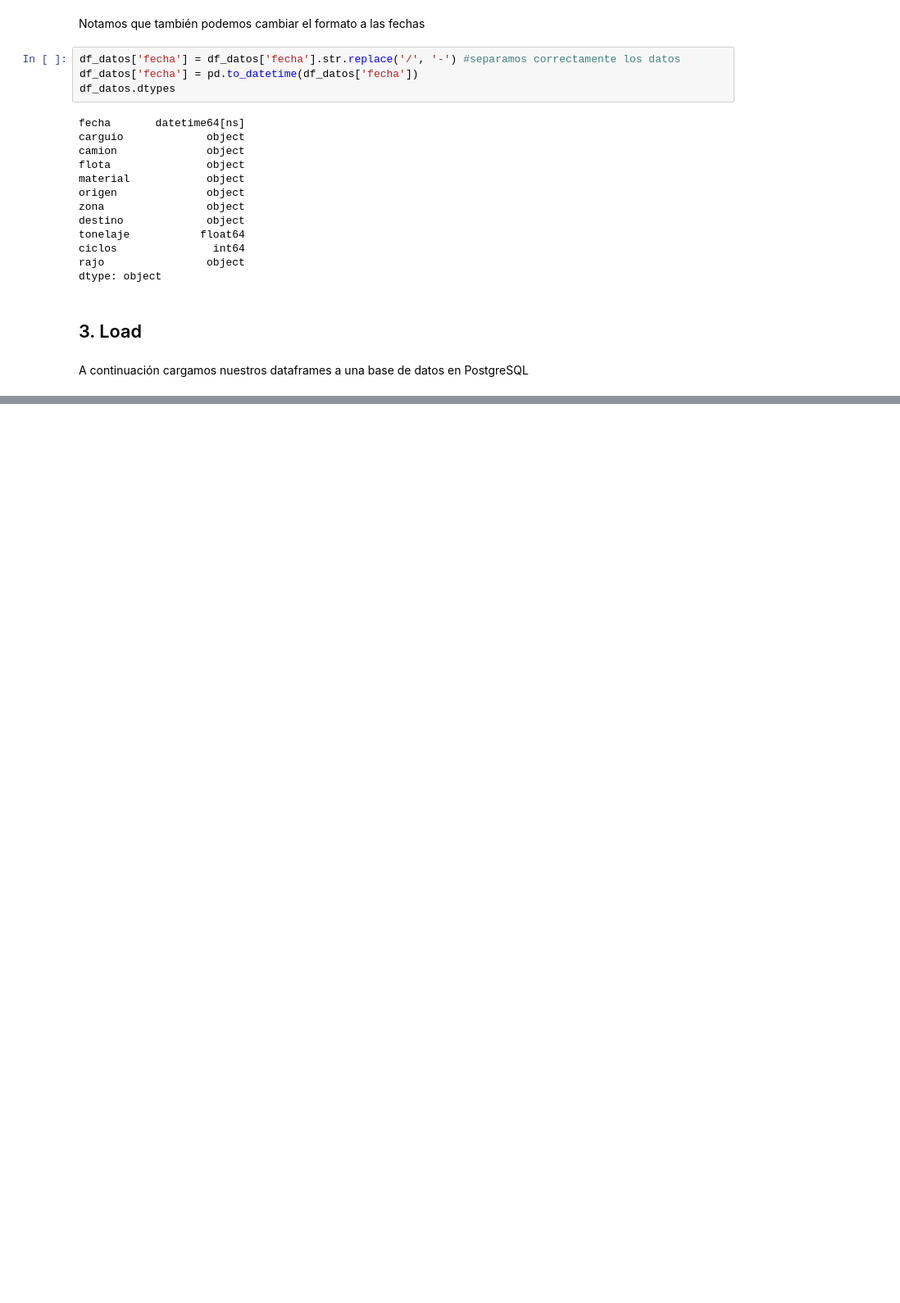
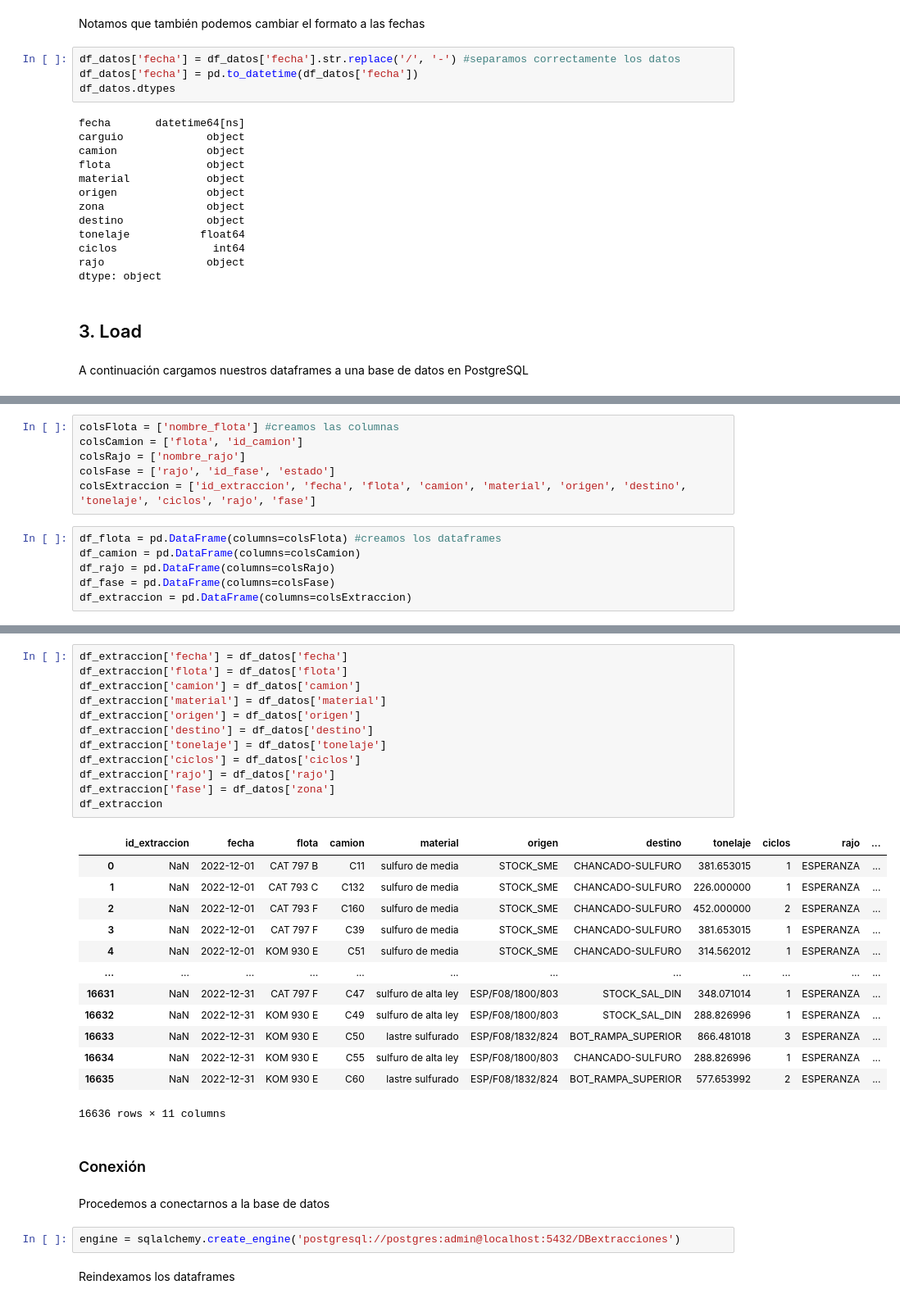
Before and after one commit to cristobalrios2001/Sistema_De_Reportes, a Jupyter notebook: reportesETL.ipynb, the cells around one changed output, grey strips where cells are left out. Shown at 82% size. Saved outputs shown, nothing was run; the diff lists cells and outputs as text; blank space fills up the shorter version.

```diff
--- a/reportesETL.ipynb
+++ b/reportesETL.ipynb
@@ -163,0 +166,12 @@ A continuación cargamos nuestros dataframes a una base de datos en PostgreSQL
+# %%
+colsFlota = ['nombre_flota'] #creamos las columnas
+colsCamion = ['flota', 'id_camion']
+colsRajo = ['nombre_rajo']
+colsFase = ['rajo', 'id_fase', 'estado']
+colsExtraccion = ['id_extraccion', 'fecha', 'flota', 'camion', 'material', 'origen', 'destino', 'tonelaje', 'ciclos', 'rajo', 'fase']
+# %%
+df_flota = pd.DataFrame(columns=colsFlota) #creamos los dataframes
+df_camion = pd.DataFrame(columns=colsCamion)
+df_rajo = pd.DataFrame(columns=colsRajo)
+df_fase = pd.DataFrame(columns=colsFase)
+df_extraccion = pd.DataFrame(columns=colsExtraccion)
@@ -163,0 +245,34 @@ A continuación cargamos nuestros dataframes a una base de datos en PostgreSQL
+# %%
+df_extraccion['fecha'] = df_datos['fecha']
+df_extraccion['flota'] = df_datos['flota']
+df_extraccion['camion'] = df_datos['camion']
+df_extraccion['material'] = df_datos['material']
+df_extraccion['origen'] = df_datos['origen']
+df_extraccion['destino'] = df_datos['destino']
+df_extraccion['tonelaje'] = df_datos['tonelaje']
+df_extraccion['ciclos'] = df_datos['ciclos']
+df_extraccion['rajo'] = df_datos['rajo']
+df_extraccion['fase'] = df_datos['zona']
+df_extraccion
+# %% [output]
+|  | id_extraccion | fecha | flota | camion | material | origen | destino | tonelaje | ciclos | rajo | ... |
+| 0 | NaN | 2022-12-01 | CAT 797 B | C11 | sulfuro de media | STOCK_SME | CHANCADO-SULFURO | 381.653015 | 1 | ESPERANZA | ... |
+| 1 | NaN | 2022-12-01 | CAT 793 C | C132 | sulfuro de media | STOCK_SME | CHANCADO-SULFURO | 226.000000 | 1 | ESPERANZA | ... |
+| 2 | NaN | 2022-12-01 | CAT 793 F | C160 | sulfuro de media | STOCK_SME | CHANCADO-SULFURO | 452.000000 | 2 | ESPERANZA | ... |
+| 3 | NaN | 2022-12-01 | CAT 797 F | C39 | sulfuro de media | STOCK_SME | CHANCADO-SULFURO | 381.653015 | 1 | ESPERANZA | ... |
+| 4 | NaN | 2022-12-01 | KOM 930 E | C51 | sulfuro de media | STOCK_SME | CHANCADO-SULFURO | 314.562012 | 1 | ESPERANZA | ... |
+| ... | ... | ... | ... | ... | ... | ... | ... | ... | ... | ... | ... |
+| 16631 | NaN | 2022-12-31 | CAT 797 F | C47 | sulfuro de alta ley | ESP/F08/1800/803 | STOCK_SAL_DIN | 348.071014 | 1 | ESPERANZA | ... |
+| 16632 | NaN | 2022-12-31 | KOM 930 E | C49 | sulfuro de alta ley | ESP/F08/1800/803 | STOCK_SAL_DIN | 288.826996 | 1 | ESPERANZA | ... |
+| 16633 | NaN | 2022-12-31 | KOM 930 E | C50 | lastre sulfurado | ESP/F08/1832/824 | BOT_RAMPA_SUPERIOR | 866.481018 | 3 | ESPERANZA | ... |
+| 16634 | NaN | 2022-12-31 | KOM 930 E | C55 | sulfuro de alta ley | ESP/F08/1800/803 | CHANCADO-SULFURO | 288.826996 | 1 | ESPERANZA | ... |
+| 16635 | NaN | 2022-12-31 | KOM 930 E | C60 | lastre sulfurado | ESP/F08/1832/824 | BOT_RAMPA_SUPERIOR | 577.653992 | 2 | ESPERANZA | ... |
+16636 rows × 11 columns
+# %% [markdown]
+### Conexión
+# %% [markdown]
+Procedemos a conectarnos a la base de datos
+# %%
+engine = sqlalchemy.create_engine('postgresql://postgres:admin@localhost:5432/DBextracciones')
+# %% [markdown]
+Reindexamos los dataframes
```
Also changed, not shown: parts of 11 cells of this notebook.
